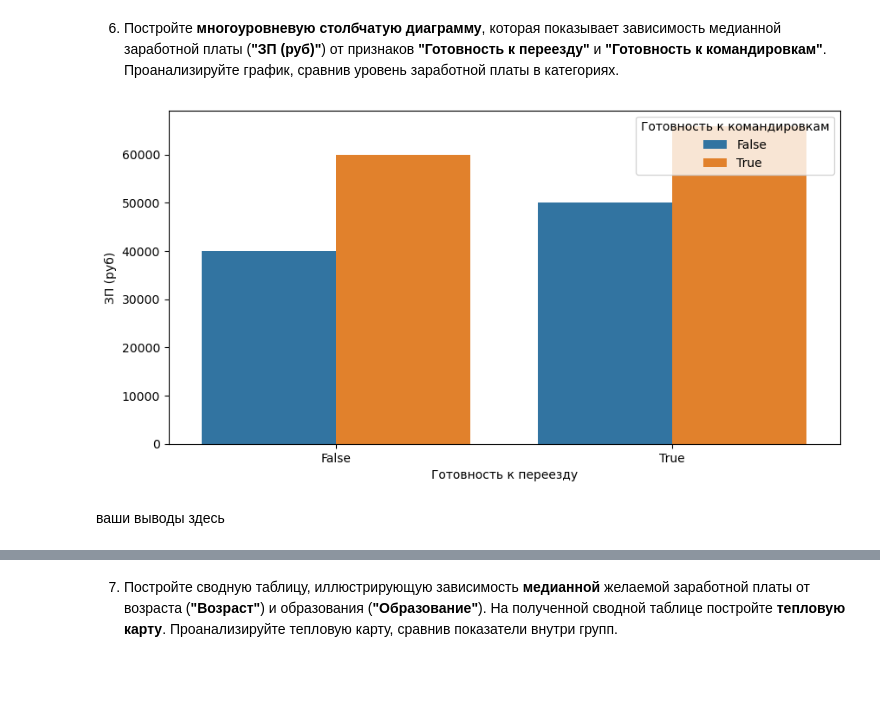
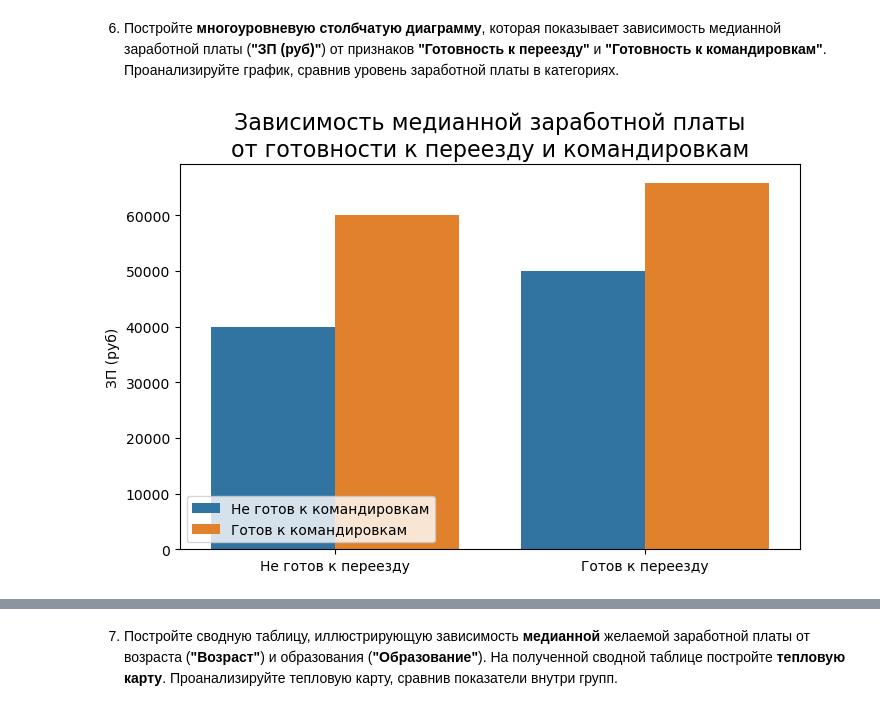
Before and after one commit to feelingcxld/SkillFactory, a Jupyter notebook: HeadHunterResumeAnalysis/hh_resume_analysis.ipynb, the cells around one changed output, grey strips where cells are left out. Saved outputs shown, nothing was run; the diff lists cells and outputs as text; code cells hidden in the pictures; blank space fills up the shorter version.

```diff
--- a/HeadHunterResumeAnalysis/hh_resume_analysis.ipynb
+++ b/HeadHunterResumeAnalysis/hh_resume_analysis.ipynb
@@ -89,7 +89,7 @@ def get_degree(string):
     Функция для получения уровня образования
 
     Args:
-        string (str): Строка содержащая образование, год выпуска и наименвание ВУЗа
+        string (str): Строка содержащая образование, год выпуска и наименование ВУЗа
 
     Returns:
         str: Строка содержащая только уровень образования
@@ -566,12 +586,17 @@ plt.show()
 # %%
 barplot_data = hh_df.groupby(['Готовность к переезду', 'Готовность к командировкам'], as_index=False)['ЗП (руб)'].median()
 
-fig = plt.figure(figsize=(10, 5))
+fig = plt.figure(figsize=(8, 5))
 
 barplot = sns.barplot(barplot_data, x='Готовность к переезду', y='ЗП (руб)', hue='Готовность к командировкам')
+barplot.set_title('Зависимость медианной заработной платы\nот готовности к переезду и командировкам', fontsize=16)
+barplot.set(xlabel='', xticks=[False, True], xticklabels=['Не готов к переезду', 'Готов к переезду'])
+
+
+h, l = barplot.get_legend_handles_labels()
+
+plt.legend(loc='lower left', handles=h, labels=['Не готов к командировкам', 'Готов к командировкам'])
 
 plt.show()
 # %% [output]
-[figure, old version]
+[figure, new version]
-# %% [markdown]
-ваши выводы здесь
```
Also changed, not shown: parts of 41 cells of this notebook.
